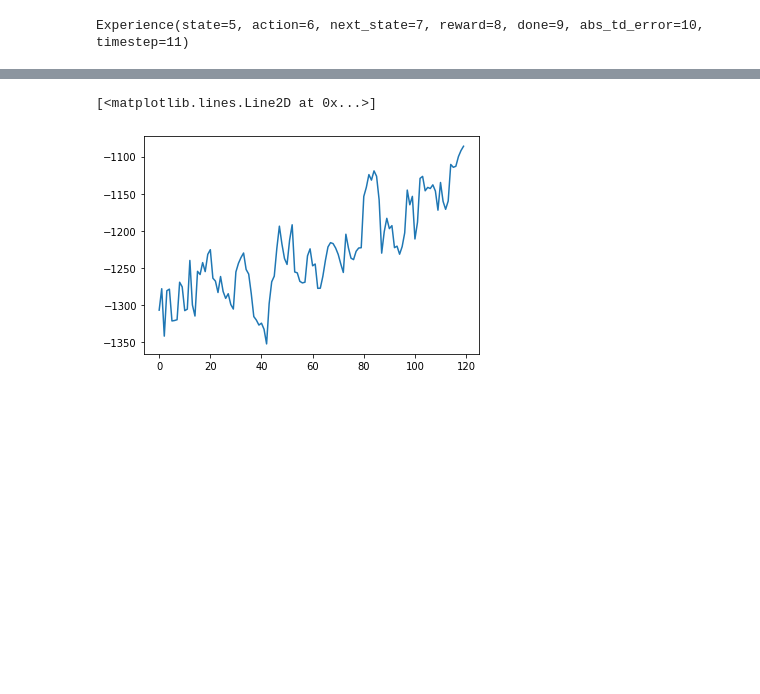
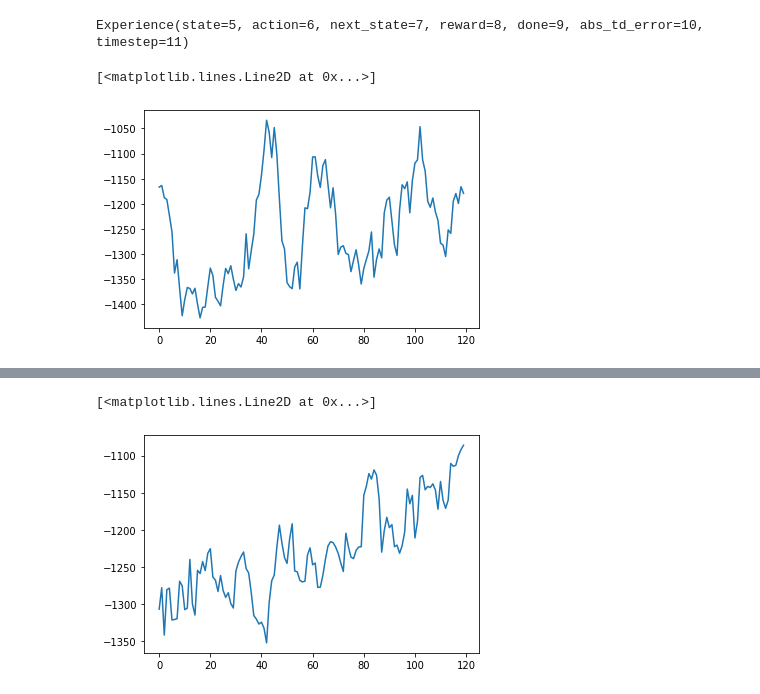
Before and after one commit to Kikumu/Reinforcement-Learning-repo, a Jupyter notebook: state_of_the_art/Soft-Actor-Critic with Prioritized Experience Replay.ipynb, the cells around one changed output, grey strips where cells are left out. Saved outputs shown, nothing was run; the diff lists cells and outputs as text; code cells hidden in the pictures; blank space fills up the shorter version.

```diff
--- a/state_of_the_art/Soft-Actor-Critic with Prioritized Experience Replay.ipynb
+++ b/state_of_the_art/Soft-Actor-Critic with Prioritized Experience Replay.ipynb
@@ -394,17 +394,17 @@ def plot_grad_flow(named_parameters):
 def SAC_PER(env,
          gamma=0.99,
          alpha_pr=0.6,
-         beta_pr=0.4,
+         beta_pr=0.32,
          memory_size = 5000,
          tau = 0.01,
-         min_sample_size=250,
+         min_sample_size=500,
          batch_size = 200,
          n_ep=120,
          max_steps = 100000,
          max_steps_per_ep = 300,
          offline_update = 500,
          warm_up=2,
-         policy_update=200
+         policy_update=100
          ):
 
 
@@ -429,9 +429,9 @@ def SAC_PER(env,
     offline_q_network_b.eval()
     offline_q_network_b = freeze_model(offline_q_network_b)
 
-    online_policy_optimizer    = torch.optim.Adam(online_policy_network.parameters(),lr=0.0003)
-    online_q_optimizer_a = torch.optim.Adam(online_q_network_a.parameters(),lr=0.0005)
-    online_q_optimizer_b = torch.optim.Adam(online_q_network_b.parameters(),lr=0.0005)
+    online_policy_optimizer    = torch.optim.Adam(online_policy_network.parameters(),lr=0.001)
+    online_q_optimizer_a = torch.optim.Adam(online_q_network_a.parameters(),lr=0.0008)
+    online_q_optimizer_b = torch.optim.Adam(online_q_network_b.parameters(),lr=0.0008)
 
     memory = ReplayMemory(memory_size)
 
@@ -506 +508,6 @@ for i,e in enumerate(arr):
+# %%
+plt.plot(y, x)#pu=5, ou=1000
+# %% [output]
+[<matplotlib.lines.Line2D at 0x...>]
+[figure, added]
 # %%
```
Also changed, not shown: parts of 2 cells of this notebook.
